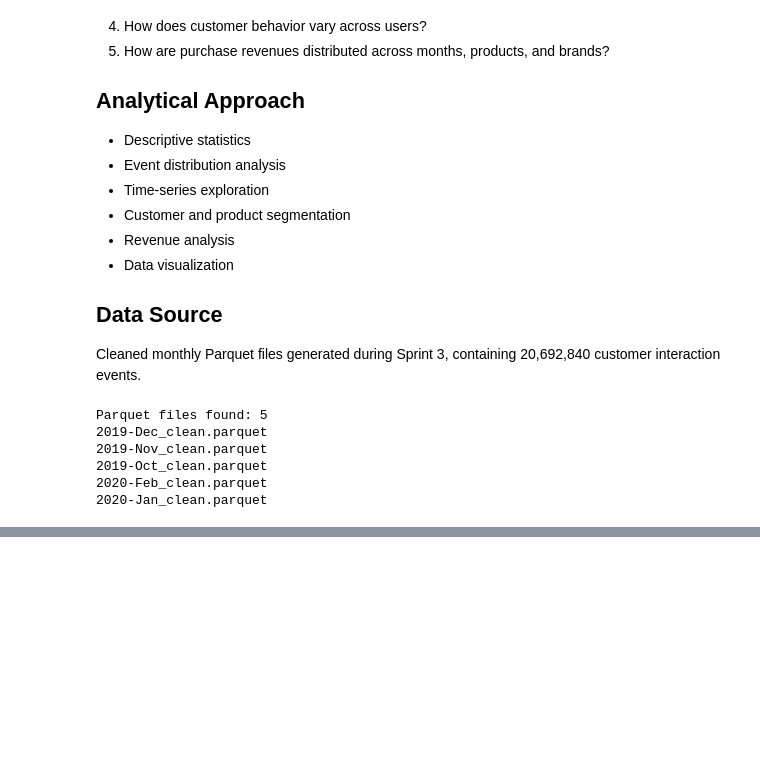
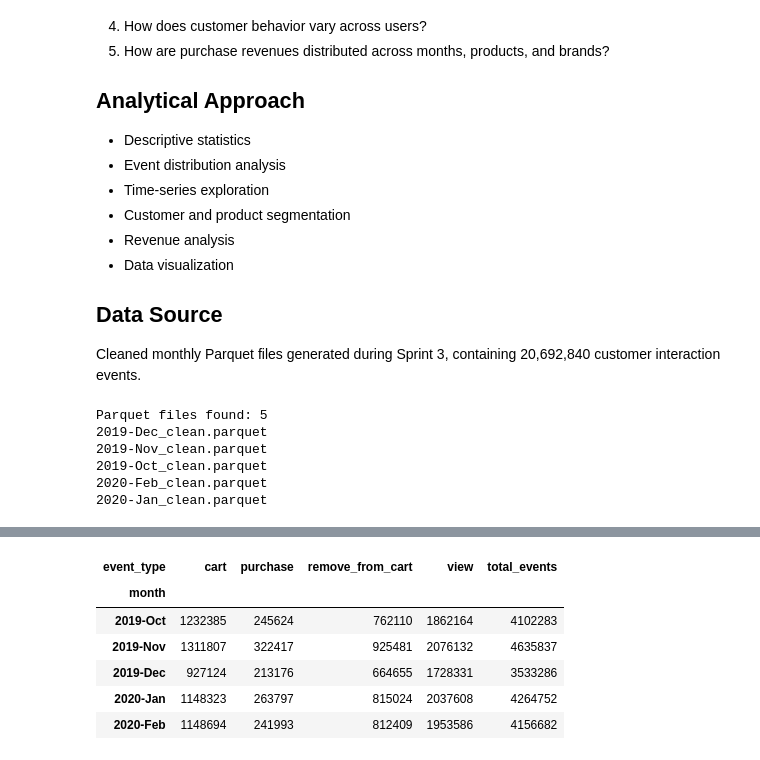
Before and after one commit to kevinyaelvillalpandomartinez-tech/ecommerce-customer-journey-analysis, a Jupyter notebook: notebooks/03_Exploratory_Data_Analysis.ipynb, the cells around one changed output, grey strips where cells are left out. Cells and saved outputs as stored; diff of their text form; code cells hidden in the pictures; blank space fills up the shorter version.

```diff
--- a/notebooks/03_Exploratory_Data_Analysis.ipynb
+++ b/notebooks/03_Exploratory_Data_Analysis.ipynb
@@ -69,0 +73,21 @@ NameError: name 'parquet_files' is not defined
+# %%
+# Count event types across all months
+event_counts = pd.Series(dtype="int64")
+
+for file in parquet_files:
+    df = pd.read_parquet(
+        file,
+        columns=["event_type"]
+    )
+
+    monthly_counts = df["event_type"].value_counts()
+
+    event_counts = event_counts.add(
+        monthly_counts,
+        fill_value=0
+    )
+
+event_counts = event_counts.astype("int64")
+
+print(event_counts)
+print("\nTotal events:", event_counts.sum())
@@ -69,0 +188,29 @@ NameError: name 'parquet_files' is not defined
+# %%
+# Convert monthly event data into a comparison table
+monthly_events_pivot = monthly_events.pivot(
+    index="month",
+    columns="event_type",
+    values="event_count"
+)
+
+# Preserve chronological order
+month_order = [file.name[:8] for file in parquet_files]
+
+monthly_events_pivot = monthly_events_pivot.reindex(
+    month_order
+)
+
+# Calculate total events per month
+monthly_events_pivot["total_events"] = (
+    monthly_events_pivot.sum(axis=1)
+)
+
+monthly_events_pivot
+# %% [output]
+| event_type | cart | purchase | remove_from_cart | view | total_events |
+| month |  |  |  |  |  |
+| 2019-Oct | 1232385 | 245624 | 762110 | 1862164 | 4102283 |
+| 2019-Nov | 1311807 | 322417 | 925481 | 2076132 | 4635837 |
+| 2019-Dec | 927124 | 213176 | 664655 | 1728331 | 3533286 |
+| 2020-Jan | 1148323 | 263797 | 815024 | 2037608 | 4264752 |
+| 2020-Feb | 1148694 | 241993 | 812409 | 1953586 | 4156682 |
```
Also changed, not shown: parts of 6 cells of this notebook.
